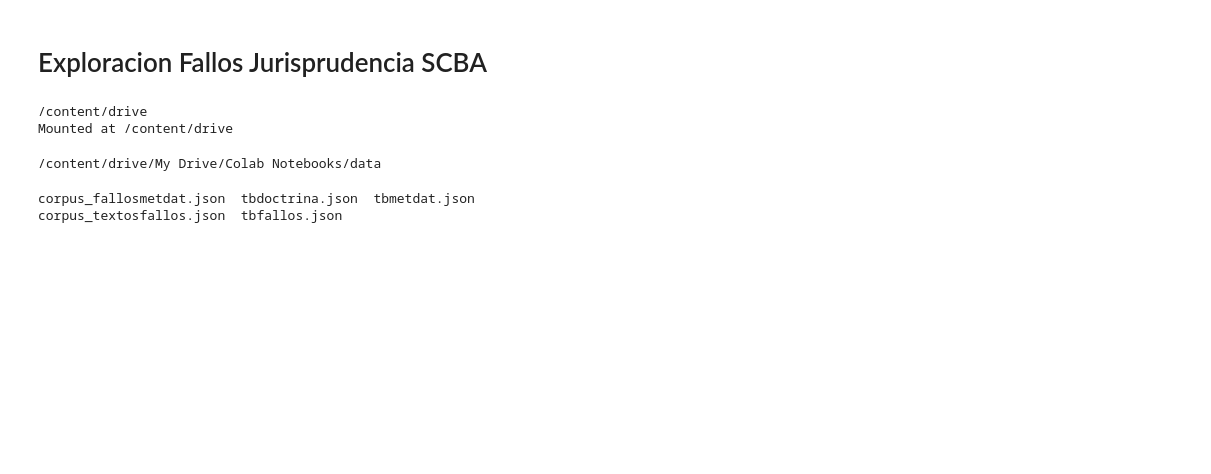
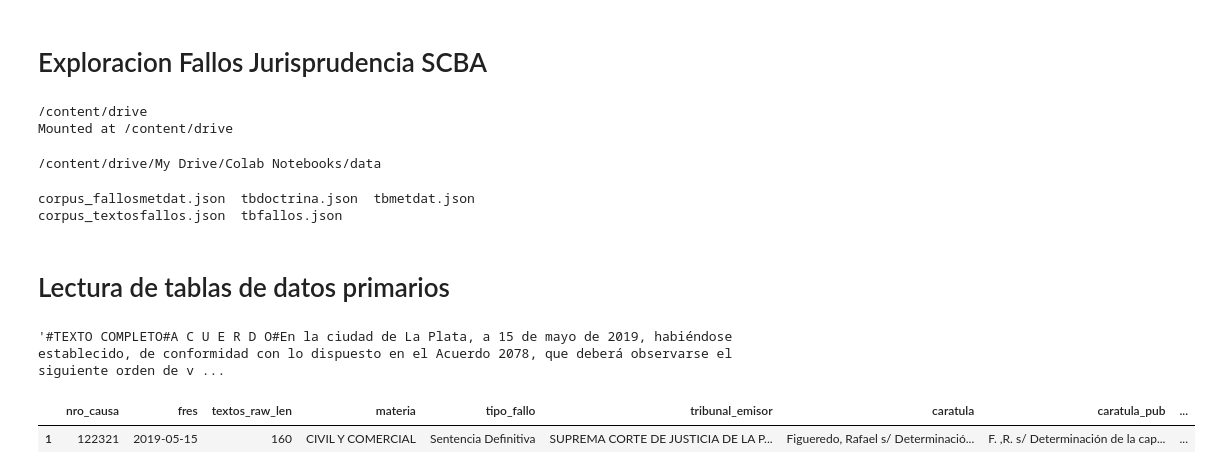
Before and after one commit to castillosebastian/NLU_legal_domain, a Jupyter notebook: NLU_textos_legales_primeros_pasos.ipynb, the cells around one changed output. Saved outputs shown, nothing was run; the diff lists cells and outputs as text; code cells hidden in the pictures; blank space fills up the shorter version.

```diff
--- a/NLU_textos_legales_primeros_pasos.ipynb
+++ b/NLU_textos_legales_primeros_pasos.ipynb
@@ -21,3 +32,5 @@ Mounted at /content/drive
 # %% [output]
 corpus_fallosmetdat.json  tbdoctrina.json  tbmetdat.json
 corpus_textosfallos.json  tbfallos.json
+# %% [markdown]
+# Lectura de tablas de datos primarios
@@ -23,0 +45,4 @@ corpus_textosfallos.json  tbfallos.json
+# %%
+tbfallos['textos_fallo'][1]
+# %% [output]
+'#TEXTO COMPLETO#A C U E R D O#En la ciudad de La Plata, a 15 de mayo de 2019, habiéndose establecido, de conformidad con lo dispuesto en el Acuerdo 2078, que deberá observarse el siguiente orden de v ...
@@ -23,0 +55,5 @@ corpus_textosfallos.json  tbfallos.json
+# %%
+tbmetdat[tbmetdat.nro_causa == 122321]
+# %% [output]
+|  | nro_causa | fres | textos_raw_len | materia | tipo_fallo | tribunal_emisor | caratula | caratula_pub | ... |
+| 1 | 122321 | 2019-05-15 | 160 | CIVIL Y COMERCIAL | Sentencia Definitiva | SUPREMA CORTE DE JUSTICIA DE LA P... | Figueredo, Rafael s/ Determinació... | F. ,R. s/ Determinación de la cap... | ... |
```
Also changed, not shown: parts of 21 cells of this notebook.
